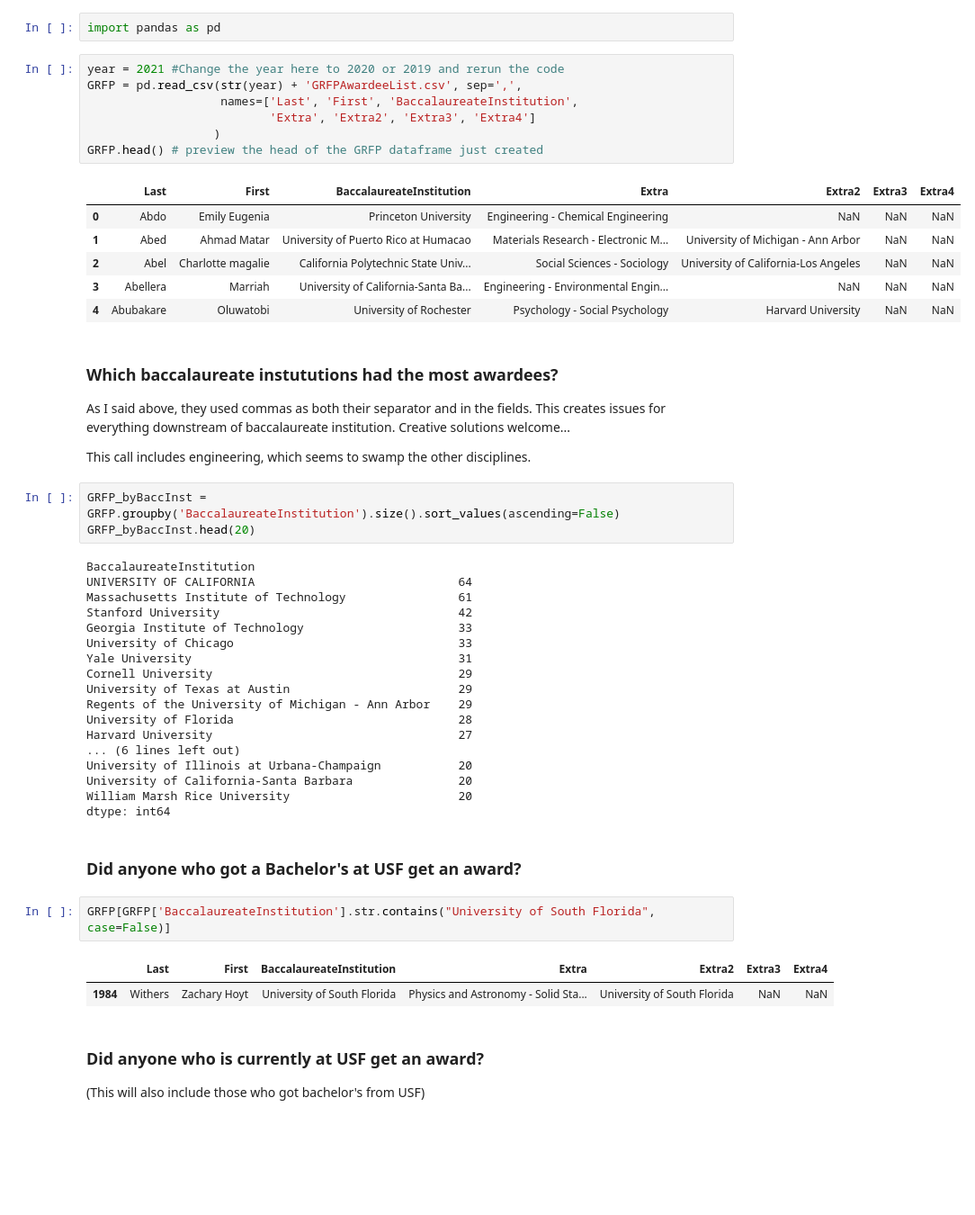
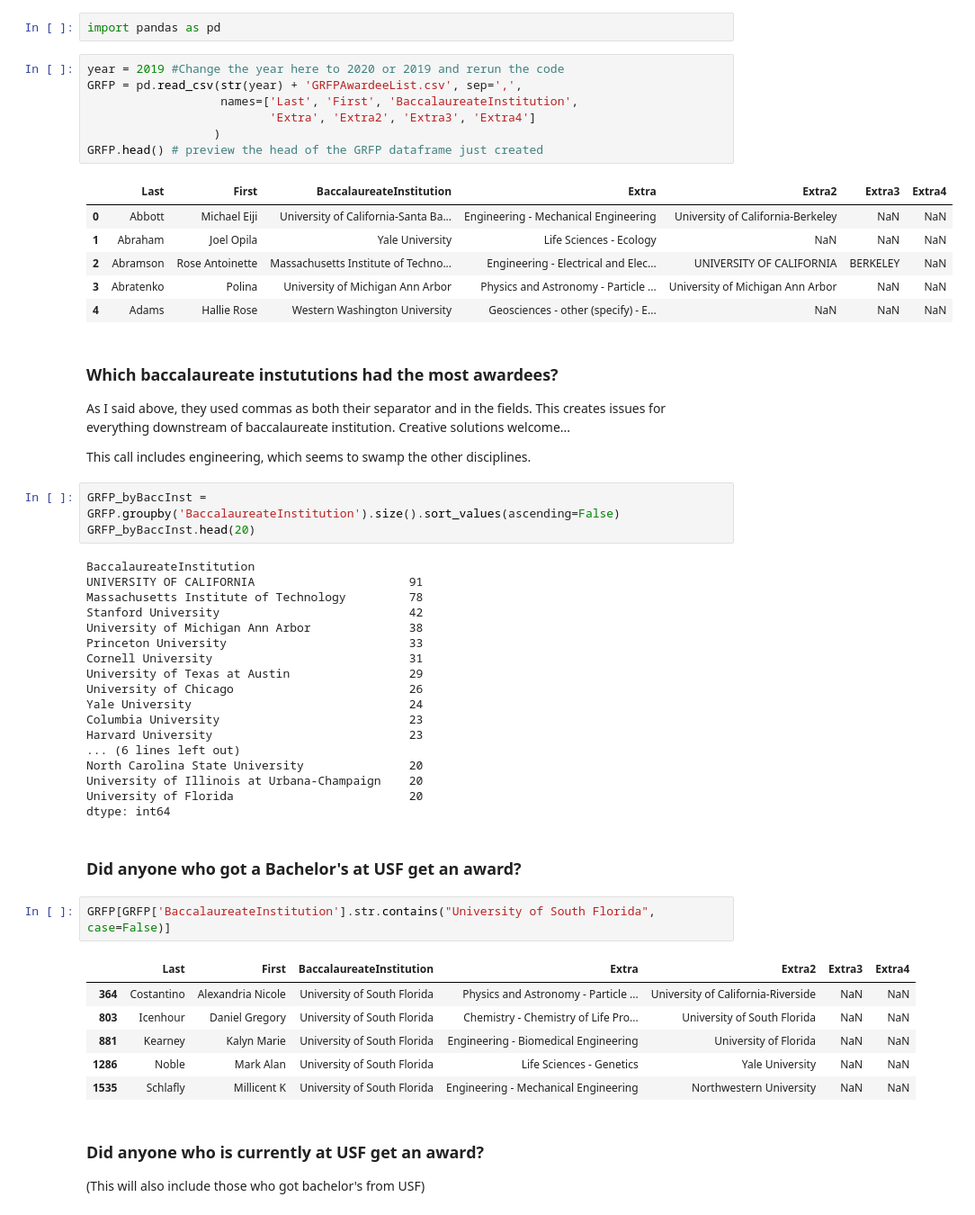
Before and after one commit to ognancy4life/GRFP, a Jupyter notebook: 2021GRFP.ipynb, the cells around one changed output. Shown: that part at 90% size. Saved outputs shown, nothing was run; the diff lists cells and outputs as text; blank space fills up the shorter version.

```diff
--- a/2021GRFP.ipynb
+++ b/2021GRFP.ipynb
@@ -11,19 +11,19 @@ Note that NSF used commas as the separator AND inside the fields, which makes im
 # %%
 import pandas as pd
 # %%
-year = 2021 #Change the year here to 2020 or 2019 and rerun the code
+year = 2019 #Change the year here to 2020 or 2019 and rerun the code
 GRFP = pd.read_csv(str(year) + 'GRFPAwardeeList.csv', sep=',',
                    names=['Last', 'First', 'BaccalaureateInstitution',
                           'Extra', 'Extra2', 'Extra3', 'Extra4']
                   )
 GRFP.head() # preview the head of the GRFP dataframe just created
 # %% [output]
 |  | Last | First | BaccalaureateInstitution | Extra | Extra2 | Extra3 | Extra4 |
-| 0 | Abdo | Emily Eugenia | Princeton University | Engineering - Chemical Engineering | NaN | NaN | NaN |
-| 1 | Abed | Ahmad Matar | University of Puerto Rico at Humacao | Materials Research - Electronic M... | University of Michigan - Ann Arbor | NaN | NaN |
-| 2 | Abel | Charlotte magalie | California Polytechnic State Univ... | Social Sciences - Sociology | University of California-Los Angeles | NaN | NaN |
-| 3 | Abellera | Marriah | University of California-Santa Ba... | Engineering - Environmental Engin... | NaN | NaN | NaN |
-| 4 | Abubakare | Oluwatobi | University of Rochester | Psychology - Social Psychology | Harvard University | NaN | NaN |
+| 0 | Abbott | Michael Eiji | University of California-Santa Ba... | Engineering - Mechanical Engineering | University of California-Berkeley | NaN | NaN |
+| 1 | Abraham | Joel Opila | Yale University | Life Sciences - Ecology | NaN | NaN | NaN |
+| 2 | Abramson | Rose Antoinette | Massachusetts Institute of Techno... | Engineering - Electrical and Elec... | UNIVERSITY OF CALIFORNIA | BERKELEY | NaN |
+| 3 | Abratenko | Polina | University of Michigan Ann Arbor | Physics and Astronomy - Particle ... | University of Michigan Ann Arbor | NaN | NaN |
+| 4 | Adams | Hallie Rose | Western Washington University | Geosciences - other (specify) - E... | NaN | NaN | NaN |
 # %% [markdown]
 ### Which baccalaureate instututions had the most awardees?
 As I said above, they used commas as both their separator and in the fields. This creates issues for everything downstream of baccalaureate institution. Creative solutions welcome...
@@ -34,21 +34,21 @@ GRFP_byBaccInst = GRFP.groupby('BaccalaureateInstitution').size().sort_values(as
 GRFP_byBaccInst.head(20)
 # %% [output]
 BaccalaureateInstitution
-UNIVERSITY OF CALIFORNIA                             64
-Massachusetts Institute of Technology                61
-Stanford University                                  42
-Georgia Institute of Technology                      33
-University of Chicago                                33
-Yale University                                      31
-Cornell University                                   29
-University of Texas at Austin                        29
-Regents of the University of Michigan - Ann Arbor    29
-University of Florida                                28
-Harvard University                                   27
+UNIVERSITY OF CALIFORNIA                      91
+Massachusetts Institute of Technology         78
+Stanford University                           42
+University of Michigan Ann Arbor              38
+Princeton University                          33
+Cornell University                            31
+University of Texas at Austin                 29
+University of Chicago                         26
+Yale University                               24
+Columbia University                           23
+Harvard University                            23
 ... (6 lines left out)
-University of Illinois at Urbana-Champaign           20
-University of California-Santa Barbara               20
-William Marsh Rice University                        20
+North Carolina State University               20
+University of Illinois at Urbana-Champaign    20
+University of Florida                         20
 dtype: int64
 # %% [markdown]
 ### Did anyone who got a Bachelor's at USF get an award?
@@ -56,7 +56,11 @@ dtype: int64
 GRFP[GRFP['BaccalaureateInstitution'].str.contains("University of South Florida", case=False)]
 # %% [output]
 |  | Last | First | BaccalaureateInstitution | Extra | Extra2 | Extra3 | Extra4 |
-| 1984 | Withers | Zachary Hoyt | University of South Florida | Physics and Astronomy - Solid Sta... | University of South Florida | NaN | NaN |
+| 364 | Costantino | Alexandria Nicole | University of South Florida | Physics and Astronomy - Particle ... | University of California-Riverside | NaN | NaN |
+| 803 | Icenhour | Daniel Gregory | University of South Florida | Chemistry - Chemistry of Life Pro... | University of South Florida | NaN | NaN |
+| 881 | Kearney | Kalyn Marie | University of South Florida | Engineering - Biomedical Engineering | University of Florida | NaN | NaN |
+| 1286 | Noble | Mark Alan | University of South Florida | Life Sciences - Genetics | Yale University | NaN | NaN |
+| 1535 | Schlafly | Millicent K | University of South Florida | Engineering - Mechanical Engineering | Northwestern University | NaN | NaN |
 # %% [markdown]
 ### Did anyone who is currently at USF get an award?
 (This will also include those who got bachelor's from USF)
```
Also changed, not shown: parts of 15 cells of this notebook.
